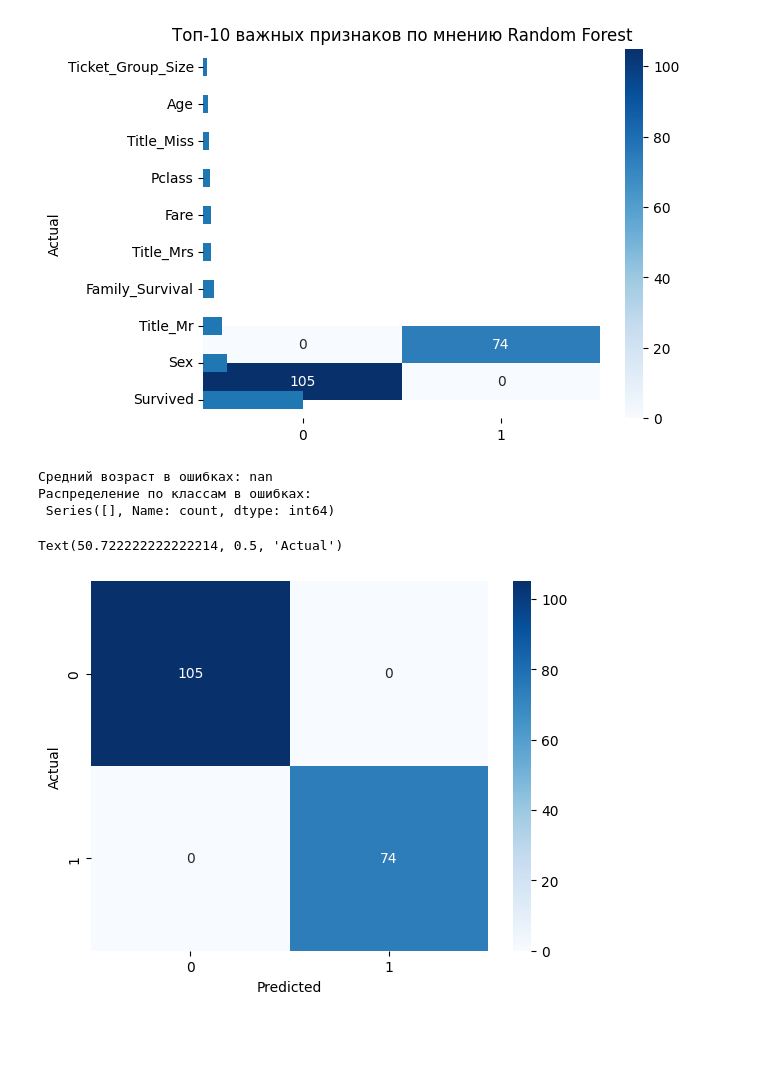
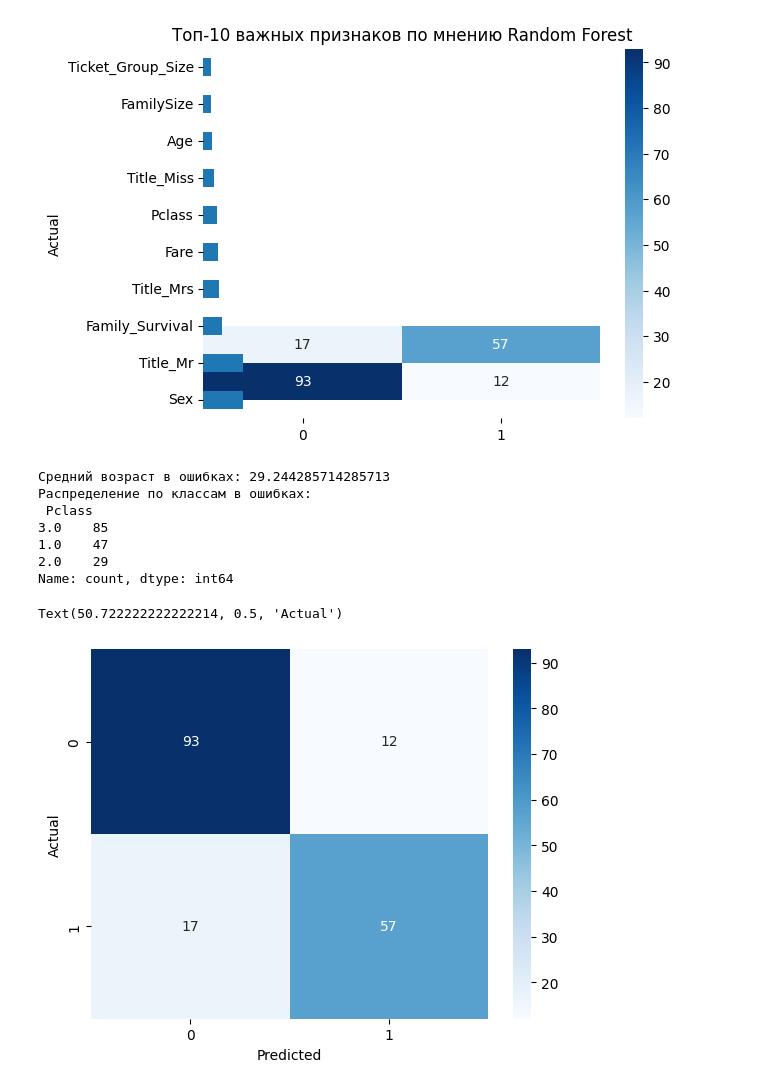
Before and after one commit to erj2231/notebooks-on-ml, a Jupyter notebook: TITANIC/TITANIC.ipynb, the cells around one changed output. Cells and saved outputs as stored; diff of their text form; code cells hidden in the pictures; blank space fills up the shorter version.

```diff
--- a/TITANIC/TITANIC.ipynb
+++ b/TITANIC/TITANIC.ipynb
@@ -85,10 +85,10 @@ def prepare_data(df_input, survival_mapping):
 
 fs_map = get_safe_survival_mapping(train_df_raw, val_df_raw)
 
-X_train = prepare_data(train_df_raw.drop(columns=['Survived']), fs_map)
+X_train = prepare_data(train_df_raw, fs_map).drop(columns=['Survived'])
 y_train = train_df_raw['Survived']
 
-X_val = prepare_data(val_df_raw.drop(columns=['Survived']), fs_map)
+X_val = prepare_data(val_df_raw, fs_map).drop(columns=['Survived'])
 y_val = val_df_raw['Survived']
 
 X_val = X_val.reindex(columns=X_train.columns, fill_value=0)
@@ -122,17 +122,4 @@ for key, value in study.best_params.items():
 print("    'random_state': 42")
 print("}")
 print("-" * 30)
-
-import optuna.visualization as vis
-vis.plot_param_importances(study).show()
-vis.plot_optimization_history(study).show()
-
-y_pred = final_model.predict(X_val)
-cm = confusion_matrix(y_val, y_pred)
-plt.figure(figsize=(6, 4))
-sns.heatmap(cm, annot=True, fmt='d', cmap='Blues')
-plt.title('Честная Confusion Matrix (без утечки)')
-plt.xlabel('Предсказано')
-plt.ylabel('Реально')
-plt.show()
 # %% [output]
@@ -173,7 +159,7 @@ sns.heatmap(confusion_matrix(y_val, final_model.predict(X_val)), annot=True, fmt
 plt.xlabel('Predicted')
 plt.ylabel('Actual')
 
-importances = pd.Series(final_model.feature_importances_, index=X.columns)
+importances = pd.Series(final_model.feature_importances_, index=X_train.columns)
 print(importances.sort_values(ascending=True).head(40))
 importances.nlargest(10).plot(kind='barh')
 plt.title('Топ-10 важных признаков по мнению Random Forest')
@@ -188,7 +174,7 @@ print("Средний возраст в ошибках:", errors['Age'].mean())
 print("Распределение по классам в ошибках:\n", errors['Pclass'].value_counts())
 
 y_probs = final_model.predict_proba(X_val)[:, 1]
-y_pred_custom = (y_probs >= 0.45).astype(int)
+y_pred_custom = (y_probs >= 0.5).astype(int)
 sns.heatmap(confusion_matrix(y_val, y_pred_custom), annot=True, fmt='d', cmap='Blues')
 plt.xlabel('Predicted')
 plt.ylabel('Actual')
@@ -212,10 +198,14 @@ Survived              0.502335
 dtype: float64
-[figure, old version]
+[figure, new version]
-Средний возраст в ошибках: nan
+Средний возраст в ошибках: 29.244285714285713
 Распределение по классам в ошибках:
- Series([], Name: count, dtype: int64)
+ Pclass
+3.0    85
+1.0    47
+2.0    29
+Name: count, dtype: int64
 Text(50.722222222222214, 0.5, 'Actual')
-[figure, old version]
+[figure, new version]
 # %%
 y_probs = final_model.predict_proba(X_val)[:, 1]
 y_pred_custom = (y_probs >= 0.5).astype(int)
```
Also changed, not shown: parts of 3 cells of this notebook.
